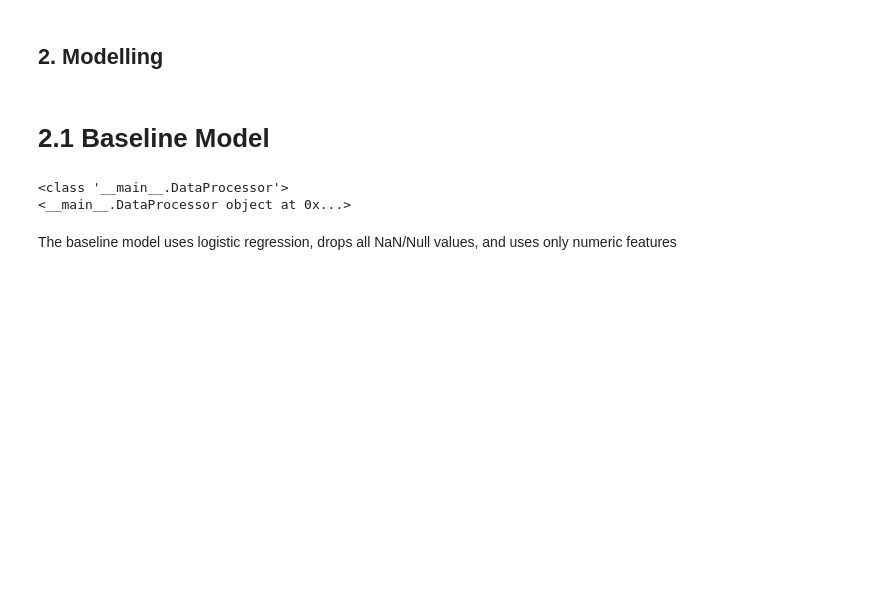
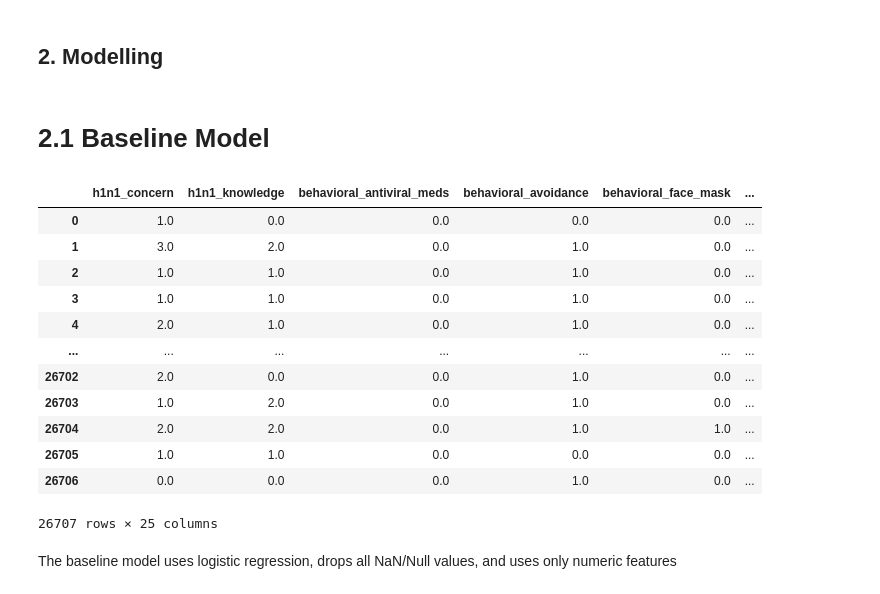
Before and after one commit to sophline/Vaccination_prediction, a Jupyter notebook: prediction.ipynb, the cells around one changed output. Cells and saved outputs as stored; diff of their text form; code cells hidden in the pictures; blank space fills up the shorter version.

```diff
--- a/prediction.ipynb
+++ b/prediction.ipynb
@@ -381,0 +527,18 @@ Index(['h1n1_concern', 'h1n1_knowledge', 'behavioral_antiviral_meds',
+# %%
+df = pd.concat([df,pd.get_dummies(df['census_msa'], prefix='census_msa'),
+                pd.get_dummies(df['age_group'], prefix='age'),
+                pd.get_dummies(df['education'], prefix='education'),
+                pd.get_dummies(df['race'], prefix='race'),
+                pd.get_dummies(df['sex'], prefix='sex'),
+                pd.get_dummies(df['marital_status'], prefix='marital_status'),
+                pd.get_dummies(df['rent_or_own'], prefix='rent_or_own'),
+                pd.get_dummies(df['hhs_geo_region'], prefix='hhs_geo_region')],axis=1)
+
+df.drop(['census_msa'],axis=1, inplace=True)
+df.drop(['age_group'],axis=1, inplace=True)
+df.drop(['education'],axis=1, inplace=True)
+df.drop(['race'],axis=1, inplace=True)
+df.drop(['sex'],axis=1, inplace=True)
+df.drop(['marital_status'],axis=1, inplace=True)
+df.drop(['rent_or_own'],axis=1, inplace=True)
+df.drop(['hhs_geo_region'],axis=1, inplace=True)
@@ -427,5 +589,20 @@ class DataProcessor:
-# %%
-description = processor.get_grab_()
-# %% [output]
-<class '__main__.DataProcessor'>
-<__main__.DataProcessor object at 0x...>
+# %%
+# Create function to grab only numerical features
+def grab_numeric(df):
+    return df.select_dtypes(['float64', 'int64'])
+numeric_df=grab_numeric(df)
+numeric_df
+# %% [output]
+|  | h1n1_concern | h1n1_knowledge | behavioral_antiviral_meds | behavioral_avoidance | behavioral_face_mask | ... |
+| 0 | 1.0 | 0.0 | 0.0 | 0.0 | 0.0 | ... |
+| 1 | 3.0 | 2.0 | 0.0 | 1.0 | 0.0 | ... |
+| 2 | 1.0 | 1.0 | 0.0 | 1.0 | 0.0 | ... |
+| 3 | 1.0 | 1.0 | 0.0 | 1.0 | 0.0 | ... |
+| 4 | 2.0 | 1.0 | 0.0 | 1.0 | 0.0 | ... |
+| ... | ... | ... | ... | ... | ... | ... |
+| 26702 | 2.0 | 0.0 | 0.0 | 1.0 | 0.0 | ... |
+| 26703 | 1.0 | 2.0 | 0.0 | 1.0 | 0.0 | ... |
+| 26704 | 2.0 | 2.0 | 0.0 | 1.0 | 1.0 | ... |
+| 26705 | 1.0 | 1.0 | 0.0 | 0.0 | 0.0 | ... |
+| 26706 | 0.0 | 0.0 | 0.0 | 1.0 | 0.0 | ... |
+26707 rows × 25 columns
```
Also changed, not shown: parts of 42 cells of this notebook.
